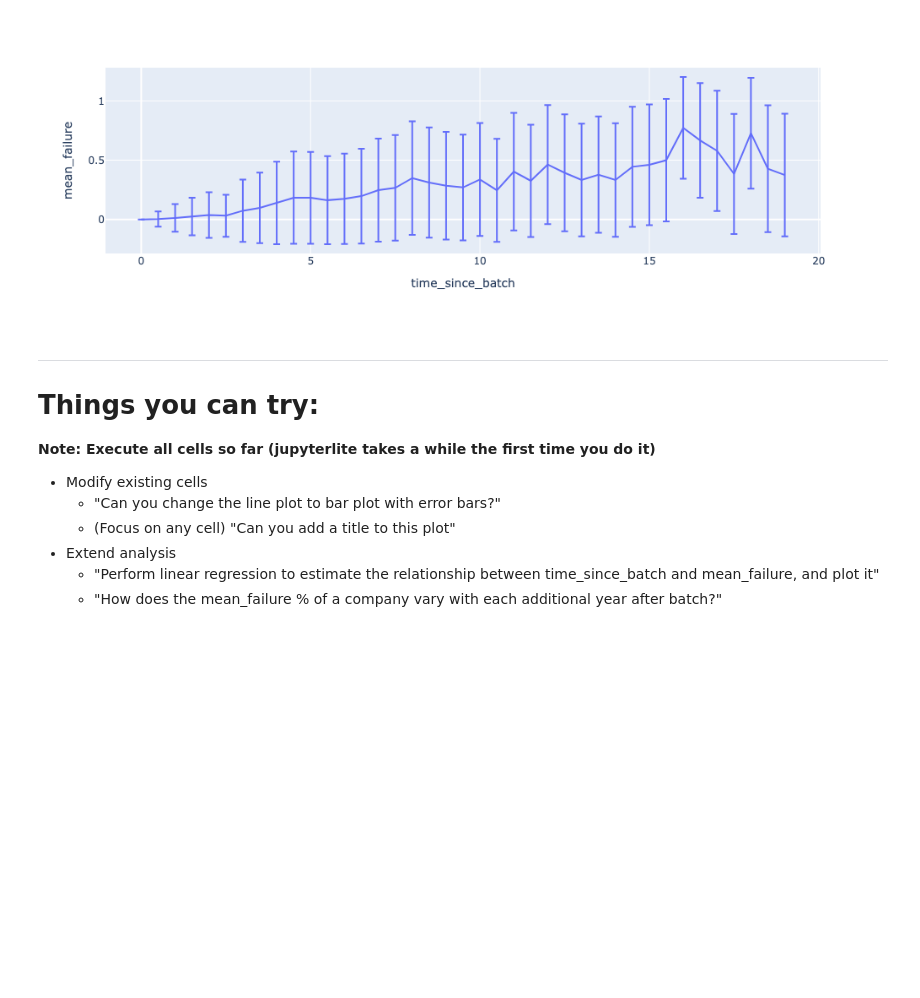
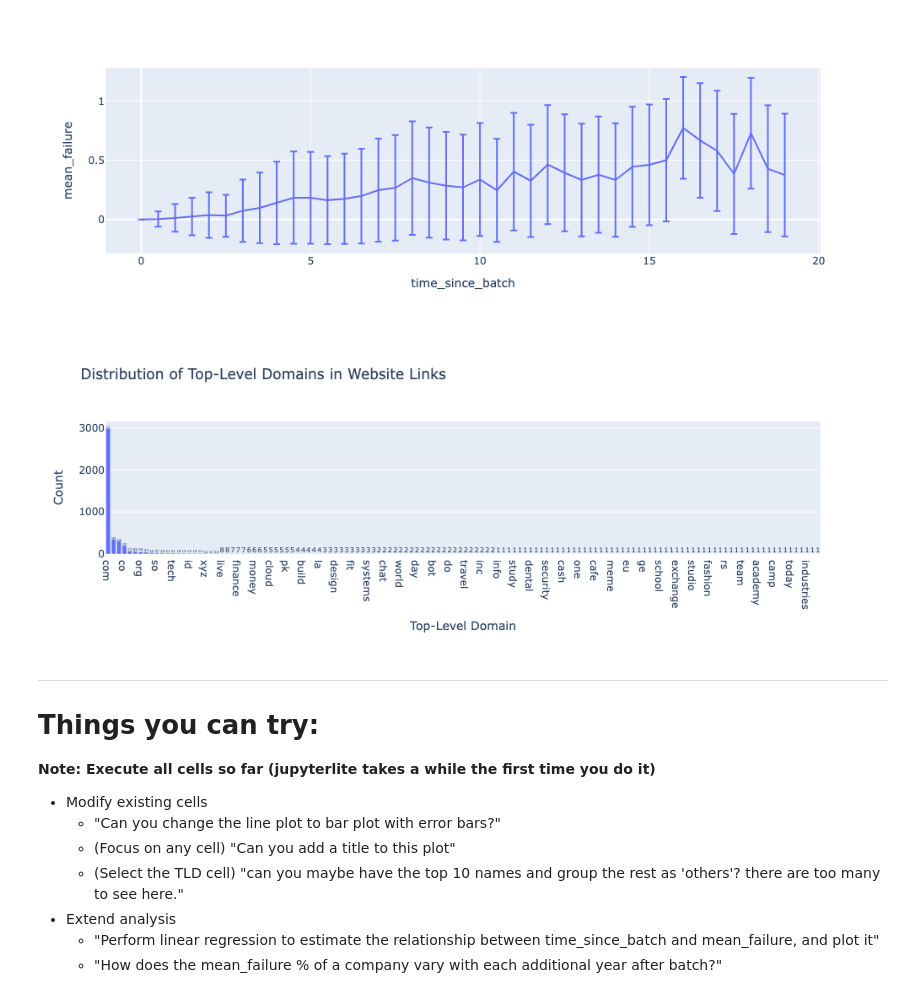
Before and after one commit to minusxai/jupyterlite, a Jupyter notebook: content/demo_feature_2.ipynb, the cells around one changed output. Cells and saved outputs as stored; diff of their text form; code cells hidden in the pictures; blank space fills up the shorter version.

```diff
--- a/content/demo_feature_2.ipynb
+++ b/content/demo_feature_2.ipynb
@@ -106,6 +106,46 @@ fig = px.line(agg, x="time_since_batch", y="mean_failure", error_y='std_failure'
 fig.show()
 # %% [output]
 [figure]
+# %%
+import re
+from urllib.parse import urlparse
+import plotly.graph_objects as go
+
+# Function to extract top-level domain
+def get_tld(url):
+    if pd.isna(url):
+        return 'Unknown'
+    try:
+        domain = urlparse(url).netloc
+        tld = re.findall(r'\.(\w+)$', domain)[0]
+        return tld.lower()
+    except:
+        return 'Unknown'
+
+# Extract top-level domains
+df['tld'] = df['website'].apply(get_tld)
+
+# Count the occurrences of each TLD
+tld_counts = df['tld'].value_counts()
+
+# Create a bar plot
+fig = go.Figure(data=[go.Bar(
+    x=tld_counts.index,
+    y=tld_counts.values,
+    text=tld_counts.values,
+    textposition='auto',
+)])
+
+fig.update_layout(
+    title='Distribution of Top-Level Domains in Website Links',
+    xaxis_title='Top-Level Domain',
+    yaxis_title='Count',
+    bargap=0.2,
+)
+
+fig.show()
+# %% [output]
+[figure, added]
 # %% [markdown]
 ---
 # Things you can try:
@@ -114,6 +154,7 @@ fig.show()
 - Modify existing cells
   - "Can you change the line plot to bar plot with error bars?"
   - (Focus on any cell) "Can you add a title to this plot"
+  - (Select the TLD cell) "can you maybe have the top 10 names and group the rest as 'others'? there are too many to see here."
 - Extend analysis
   - "Perform linear regression to estimate the relationship between time_since_batch and mean_failure, and plot it"
   - "How does the mean_failure % of a company vary with each additional year after batch?"
```
